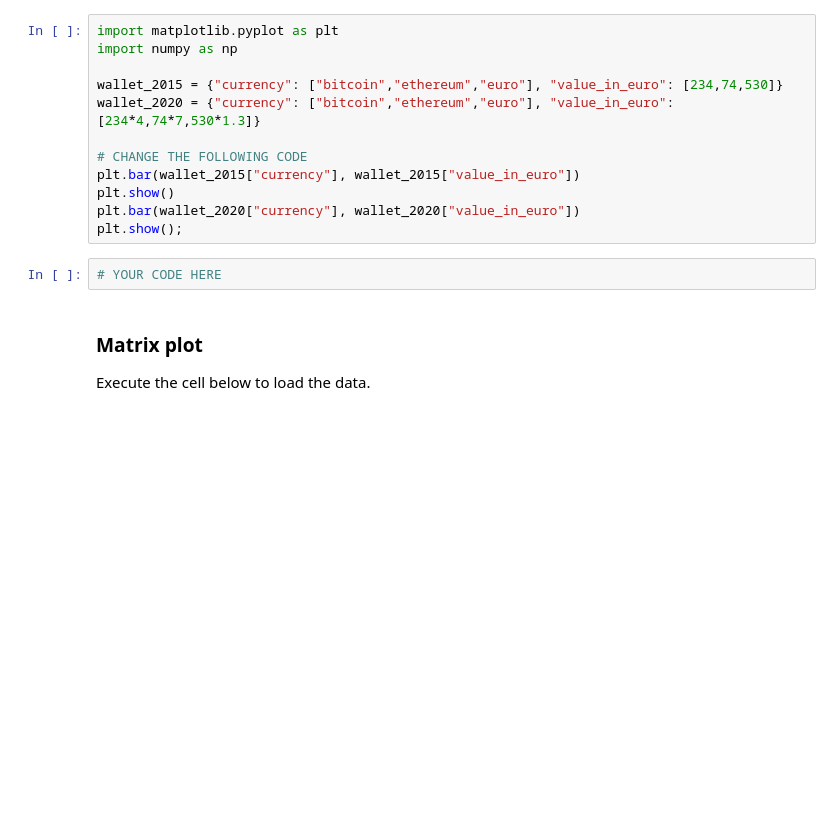
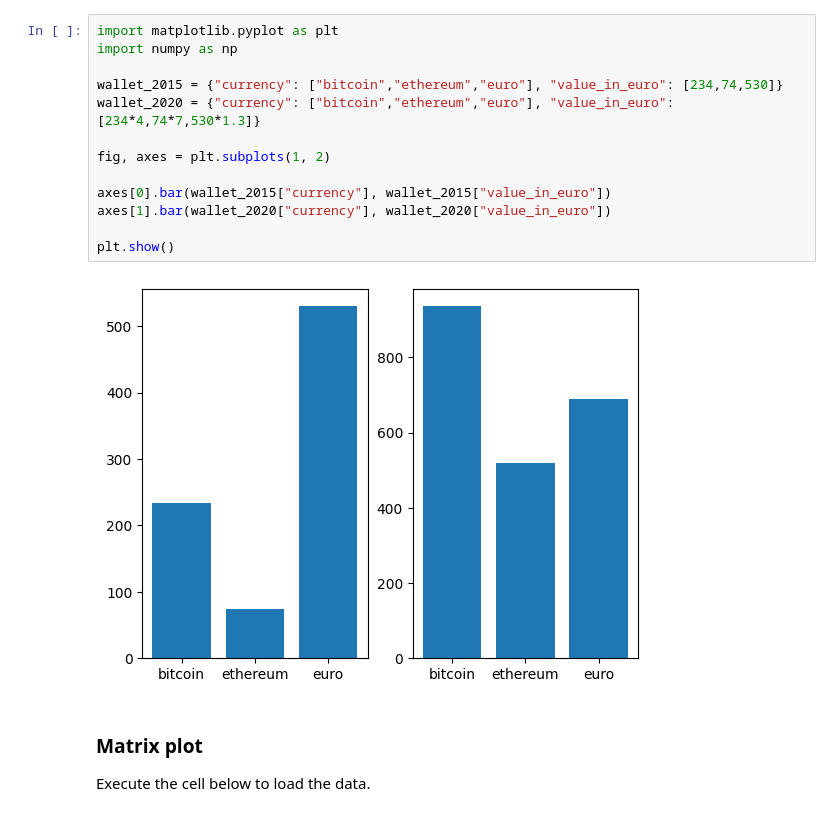
Before and after one commit to Rafikirs/data-subplotting, a Jupyter notebook: ex03.ipynb, the cells around one changed output. Drawn from its saved outputs; the diff is of its cells as text; blank space fills up the shorter version.

Commit message:
Done with subplotting

```diff
--- a/ex03.ipynb
+++ b/ex03.ipynb
@@ -18,17 +18,18 @@ To do this use the [plt.subplots()](https://matplotlib.org/stable/api/_as_gen/ma
 # %%
 import matplotlib.pyplot as plt
 import numpy as np
 
 wallet_2015 = {"currency": ["bitcoin","ethereum","euro"], "value_in_euro": [234,74,530]}
 wallet_2020 = {"currency": ["bitcoin","ethereum","euro"], "value_in_euro": [234*4,74*7,530*1.3]}
 
-# CHANGE THE FOLLOWING CODE
-plt.bar(wallet_2015["currency"], wallet_2015["value_in_euro"])
+fig, axes = plt.subplots(1, 2)
+
+axes[0].bar(wallet_2015["currency"], wallet_2015["value_in_euro"])
+axes[1].bar(wallet_2020["currency"], wallet_2020["value_in_euro"])
+
 plt.show()
-plt.bar(wallet_2020["currency"], wallet_2020["value_in_euro"])
-plt.show();
+# %% [output]
+[figure, added]
-# %%
-# YOUR CODE HERE
 # %% [markdown]
 ### Matrix plot
 
```
Also changed, not shown: parts of 11 cells of this notebook.
